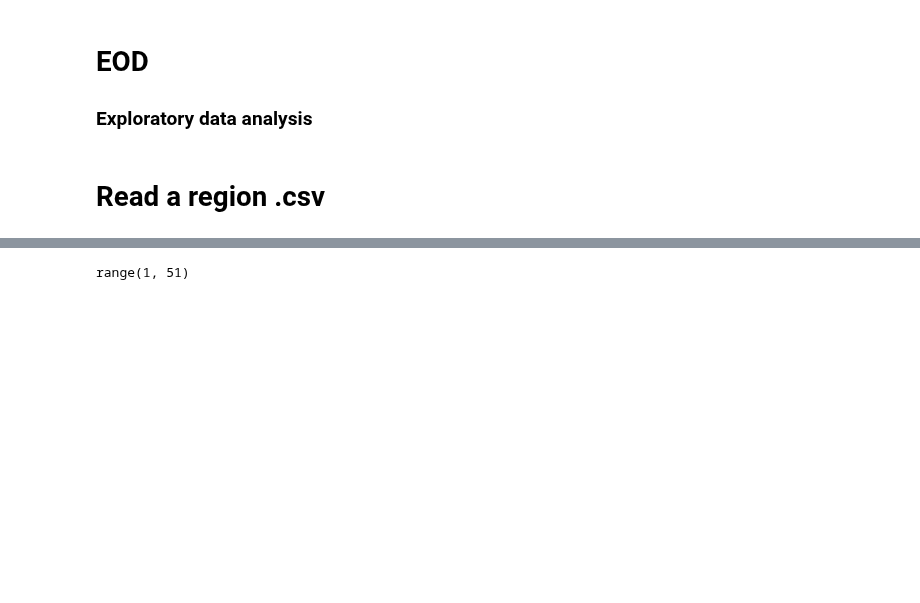
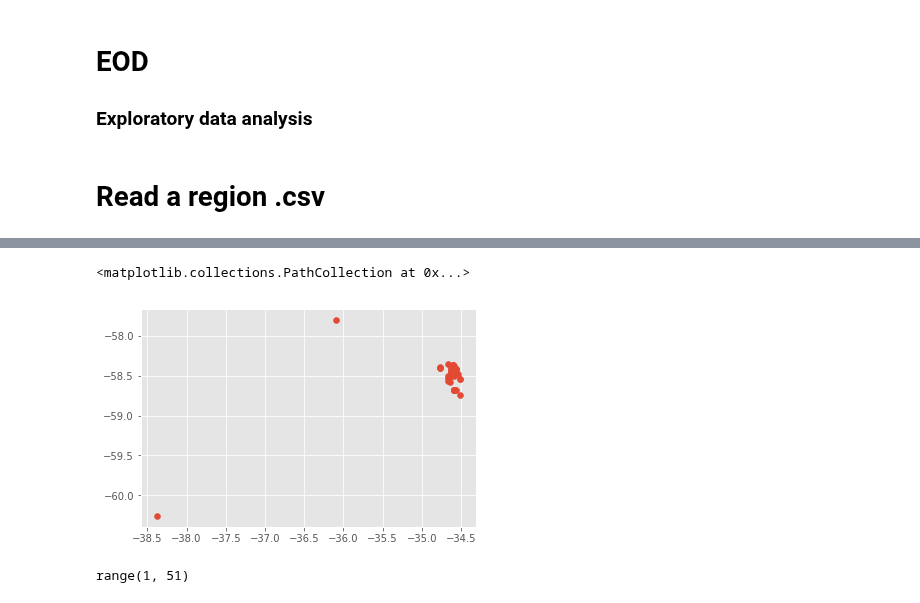
Before and after one commit to CityBlender/data-analysis, a Jupyter notebook: EOD_V02.ipynb, the cells around one changed output, grey strips where cells are left out. Drawn from its saved outputs; the diff is of its cells as text; code cells hidden in the pictures; blank space fills up the shorter version.

```diff
--- a/EOD_V02.ipynb
+++ b/EOD_V02.ipynb
@@ -41,3 +97,9 @@ now to make a blank dataframe to store the location coordinates
+# %%
+#quick scatter plot to look at the distribution
+plt.scatter(df[df['city']=='Buenos Aires, Argentina']['lat'], df[df['city']=='Buenos Aires, Argentina']['lng'])
+# %% [output]
+<matplotlib.collections.PathCollection at 0x...>
+[figure, added]
 # %%
 #create column names
 columns = ['lat', 'lng']
```
Also changed, not shown: parts of 13 cells of this notebook.
